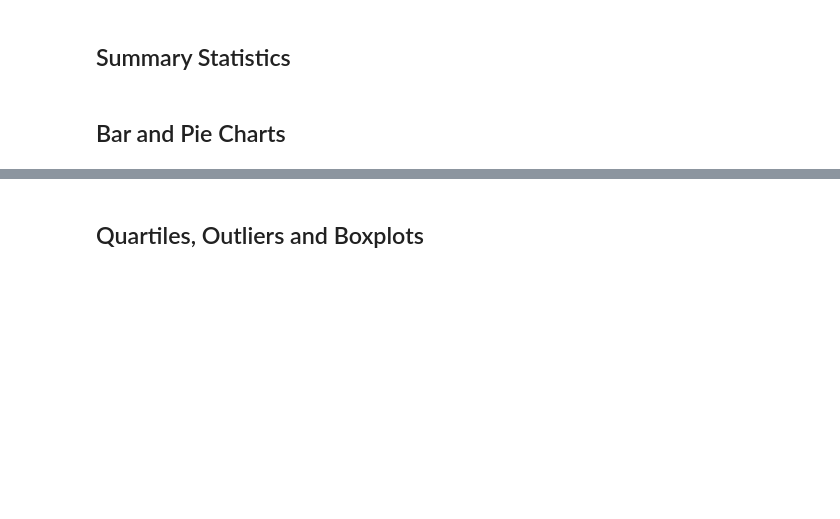
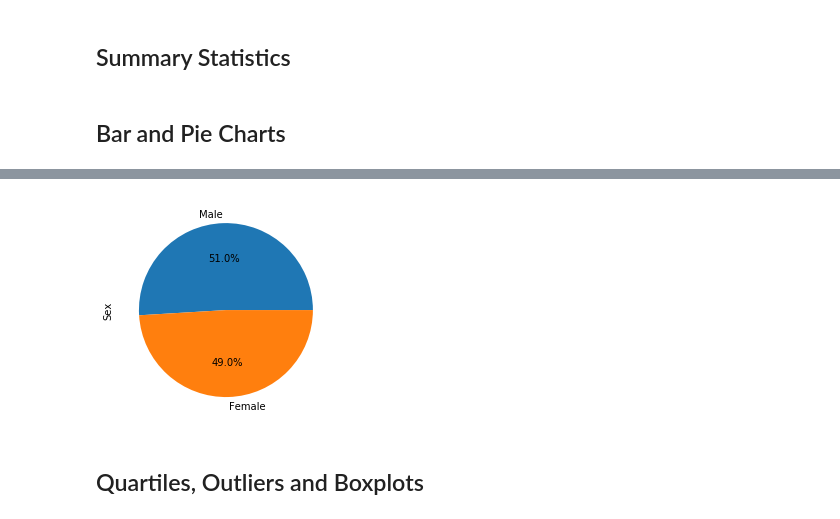
Before and after one commit to manuelamc14/Matploid-challenge, a Jupyter notebook: Pymaceuticals/pymaceuticals_starter.ipynb, the cells around one changed output, grey strips where cells are left out. Drawn from its saved outputs; the diff is of its cells as text; code cells hidden in the pictures; blank space fills up the shorter version.

```diff
--- a/Pymaceuticals/pymaceuticals_starter.ipynb
+++ b/Pymaceuticals/pymaceuticals_starter.ipynb
@@ -107,4 +104,12 @@ drug_regimen.plot?
 # %%
 # Generate a pie plot showing the distribution of female versus male mice using pandas
+gender_group = merge_df_copy.groupby("Sex")
+
+gender_distribution = gender_group["Sex"].count().sort_values(ascending=False)
+gender_distribution
+gender_pie = gender_distribution.plot(kind="pie", autopct='%1.1f%%')
+plt.show()
+# %% [output]
+[figure, added]
 # %%
 # Generate a pie plot showing the distribution of female versus male mice using pyplot
```
Also changed, not shown: parts of 4 cells of this notebook.
